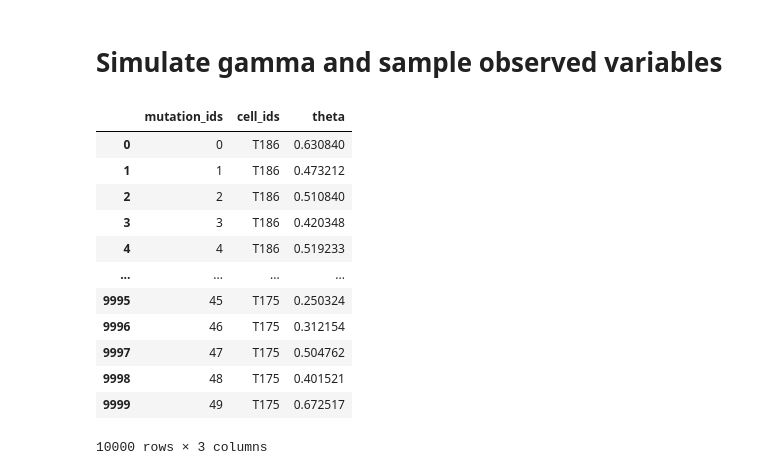
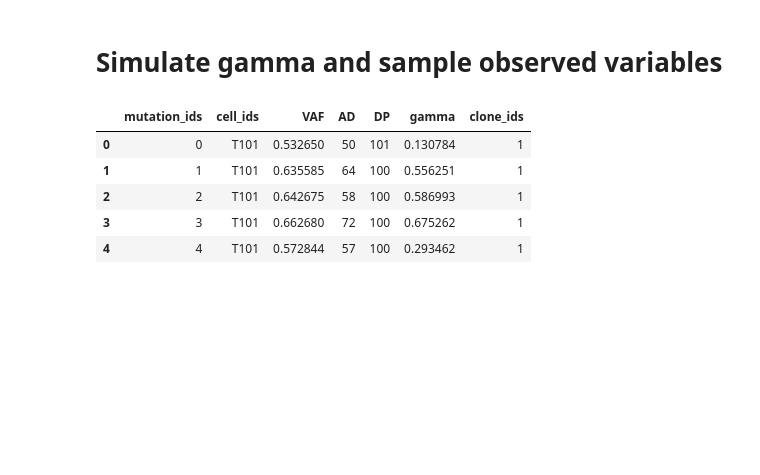
Before and after one commit to elena-buscaroli/snv_caller, a Jupyter notebook: binomial_lik/simulation.ipynb, the cells around one changed output. Saved outputs shown, nothing was run; the diff lists cells and outputs as text; code cells hidden in the pictures; blank space fills up the shorter version.

```diff
--- a/binomial_lik/simulation.ipynb
+++ b/binomial_lik/simulation.ipynb
@@ -162,31 +177,34 @@ mu[private_4,:] = sample_beta([4], len(private_4), N)
 # %% [markdown]
 # Simulate gamma and sample observed variables
 # %%
-gamma = np.zeros((V, N))
+gamma_true = np.zeros((V, N))
 for v in range(V):
-    gamma[v,:] = np.random.multivariate_normal(mu[v,:], kernel / 20)
+    for k in range(K):
+        # idxs = get_indexes([k])
+        gamma_true[v,:] = np.random.multivariate_normal(mu_true[k,:], kernel / 20)
 
-theta = expit(gamma)
-DP = np.full((V,N), 100) + np.round(np.random.normal(0, 1, size=(V,N))).astype(int)
-AD = np.random.binomial(DP, theta)
+theta_true = expit(gamma_true)
+DP_true = np.full((V,N), 100) + np.round(np.random.normal(0, 1, size=(V,N))).astype(int)
+AD_true = np.random.binomial(DP_true, theta_true)
 # %%
-frequencies = pd.DataFrame(theta)
-frequencies.columns = cell_ids
-frequencies["mutation_ids"] = frequencies.index
-frequencies = pd.melt(frequencies, id_vars=["mutation_ids"], value_vars=cell_ids, var_name="cell_ids", value_name="VAF")
+def array_to_df(array, value_name):
+    df = pd.DataFrame(array)
+    df.columns = cell_ids
+    df["mutation_ids"] = df.index
+    df = pd.melt(df, id_vars=["mutation_ids"], value_vars=cell_ids, var_name="cell_ids", value_name=value_name)
+    return df
 # %%
-frequencies
+data_true = pd.concat([array_to_df(theta_true, "VAF"), \
+                       array_to_df(AD_true, "AD")["AD"], \
+                       array_to_df(DP_true, "DP")["DP"], \
+                       array_to_df(gamma_true, "gamma")["gamma"]], \
+                       axis=1, join="inner")
+data_true["clone_ids"] = [str(assignments[i]) for i in data_true["cell_ids"]]
+data_true.head()
 # %% [output]
-|  | mutation_ids | cell_ids | theta |
-| 0 | 0 | T186 | 0.630840 |
-| 1 | 1 | T186 | 0.473212 |
-| 2 | 2 | T186 | 0.510840 |
-| 3 | 3 | T186 | 0.420348 |
-| 4 | 4 | T186 | 0.519233 |
-| ... | ... | ... | ... |
-| 9995 | 45 | T175 | 0.250324 |
-| 9996 | 46 | T175 | 0.312154 |
-| 9997 | 47 | T175 | 0.504762 |
-| 9998 | 48 | T175 | 0.401521 |
-| 9999 | 49 | T175 | 0.672517 |
+|  | mutation_ids | cell_ids | VAF | AD | DP | gamma | clone_ids |
+| 0 | 0 | T101 | 0.532650 | 50 | 101 | 0.130784 | 1 |
+| 1 | 1 | T101 | 0.635585 | 64 | 100 | 0.556251 | 1 |
+| 2 | 2 | T101 | 0.642675 | 58 | 100 | 0.586993 | 1 |
+| 3 | 3 | T101 | 0.662680 | 72 | 100 | 0.675262 | 1 |
+| 4 | 4 | T101 | 0.572844 | 57 | 100 | 0.293462 | 1 |
-10000 rows × 3 columns
```
Also changed, not shown: parts of 18 cells of this notebook, 3 other files.
